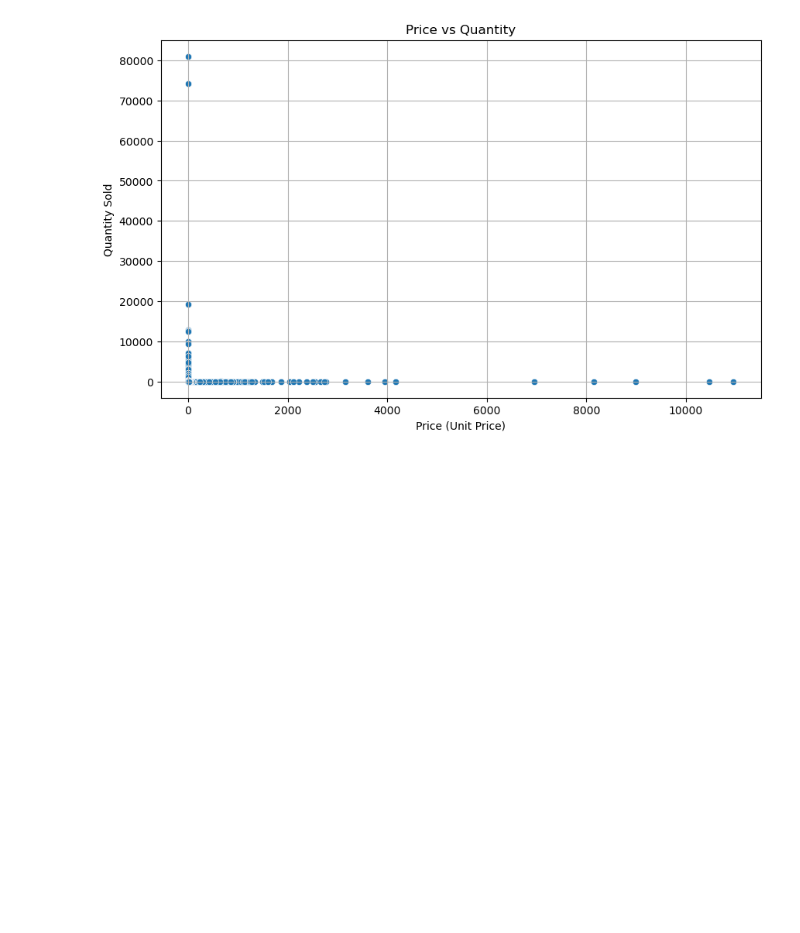
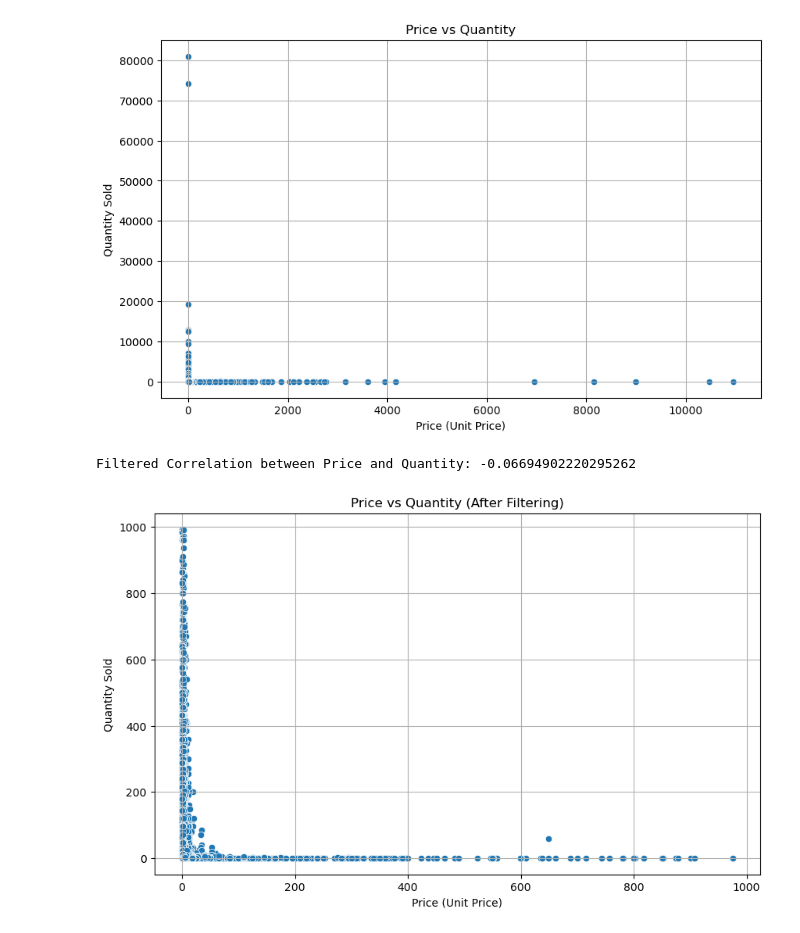
Before and after one commit to Gyuhyeon-Eom/project2, a Jupyter notebook: project2_엄규현.ipynb, the cells around one changed output. Cells and saved outputs as stored; diff of their text form; code cells hidden in the pictures; blank space fills up the shorter version.

```diff
--- a/project2_엄규현.ipynb
+++ b/project2_엄규현.ipynb
@@ -790,3 +799,22 @@ plt.show()
 # %% [output]
 Correlation between Price and Quantity: -0.0048994357203626755
 [figure]
+# %%
+# Step 1: 이상치 제거 (Price와 Quantity의 적절한 상한선을 설정)
+df_filtered = df[(df['Price'] > 0) & (df['Price'] < 1000) & (df['Quantity'] > 0) & (df['Quantity'] < 1000)]
+
+# Step 2: 상관계수 다시 계산
+correlation_filtered = df_filtered['Price'].corr(df_filtered['Quantity'])
+print(f"Filtered Correlation between Price and Quantity: {correlation_filtered}")
+
+# Step 3: 산점도 다시 그리기
+plt.figure(figsize=(10, 6))
+sns.scatterplot(x='Price', y='Quantity', data=df_filtered)
+plt.title('Price vs Quantity (After Filtering)')
+plt.xlabel('Price (Unit Price)')
+plt.ylabel('Quantity Sold')
+plt.grid(True)
+plt.show()
+# %% [output]
+Filtered Correlation between Price and Quantity: -0.06694902220295262
+[figure, added]
```
Also changed, not shown: parts of 2 cells of this notebook.
